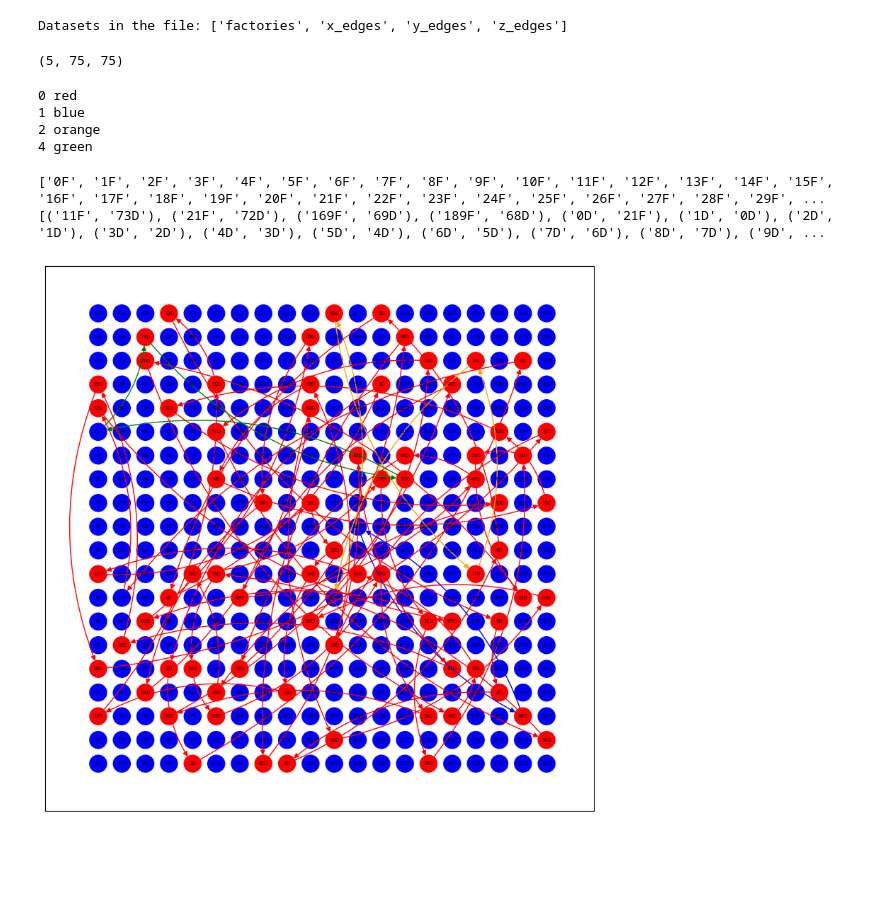
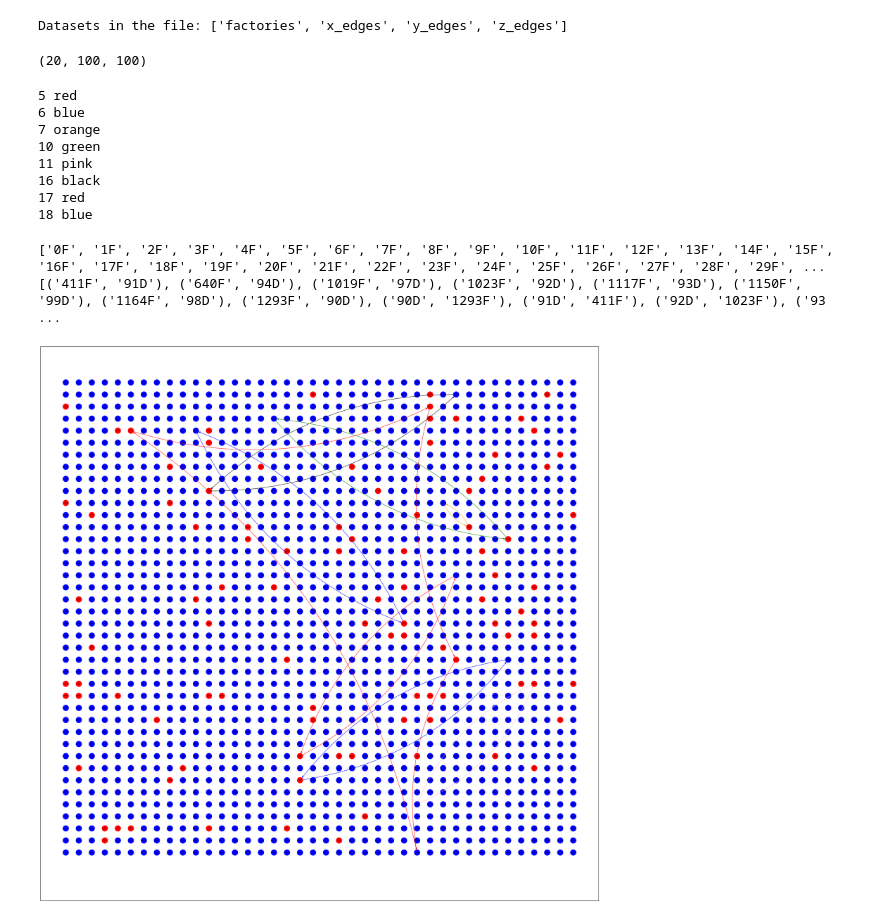
Before and after one commit to MarcusBluestone/Amazon-Routes-Optimization-Final, a Jupyter notebook: notebooks/analyze.ipynb, the cells around one changed output. Drawn from its saved outputs; the diff is of its cells as text; code cells hidden in the pictures; blank space fills up the shorter version.

```diff
--- a/notebooks/analyze.ipynb
+++ b/notebooks/analyze.ipynb
@@ -12,12 +12,12 @@ import matplotlib.colors as mcolors
 import networkx as nx
 import matplotlib.pyplot as plt
 # %%
-with open('inputs/info.json', 'r') as f:
+with open('../inputs/info.json', 'r') as f:
     info_json = json.load(f)
 cand_factories = np.array(info_json['factories'])
 demands = np.array(info_json['demands'])
 
-with h5py.File('results/output.h5', 'r') as f:
+with h5py.File('../results/output.h5', 'r') as f:
     # List all datasets
     print("Datasets in the file:", list(f.keys()))
     factory_indic = f['factories'].__array__() #indicator for each factory
@@ -32,7 +32,7 @@ Datasets in the file: ['factories', 'x_edges', 'y_edges', 'z_edges']
 # %%
 x_edges.shape
 # %% [output]
-(5, 75, 75)
+(20, 100, 100)
 # %%
 #color_list = list(mcolors.XKCD_COLORS.keys())
 color_list = ['red', 'blue', 'orange', 'green', 'pink', 'black']
@@ -51,6 +51,8 @@ G.add_nodes_from(
 
 color_num = 0
 for truck_num in range(S):
+    if truck_num == 0:
+        continue
     used_truck = False
 
     #Factory --> Demand
@@ -76,29 +78,33 @@ for truck_num in range(S):
         print(truck_num, color_list[color_num])
         color_num = (color_num + 1) % len(color_list)
 # %% [output]
-0 red
-1 blue
-2 orange
-4 green
+5 red
+6 blue
+7 orange
+10 green
+11 pink
+16 black
+17 red
+18 blue
 # %%
 print(G.nodes)
 print(G.edges)
 node_colors = [G.nodes[node]['color'] for node in G.nodes]
 edge_colors = [G.edges[edge]['color'] for edge in G.edges]
 pos = nx.get_node_attributes(G, 'pos')
 
-plt.figure(3,figsize=(10,10))
+plt.figure(3,figsize=(30,30))
 
 nodes = nx.draw_networkx_nodes(G, pos=pos, node_color=node_colors)
 nodes.set_zorder(1)
 edges = nx.draw_networkx_edges(G, pos=pos, edge_color=edge_colors, connectionstyle='arc3,rad=0.2', arrows=True)
 labels = nx.draw_networkx_labels(G, pos=pos, font_size=5)
 plt.savefig("graph.jpg")
 # nx.draw_networkx(G, pos=pos,node_color=node_colors, edge_color=edge_colors,connectionstyle='arc3,rad=0.2', arrows=True, font_size=5)
 # %% [output]
 ['0F', '1F', '2F', '3F', '4F', '5F', '6F', '7F', '8F', '9F', '10F', '11F', '12F', '13F', '14F', '15F', '16F', '17F', '18F', '19F', '20F', '21F', '22F', '23F', '24F', '25F', '26F', '27F', '28F', '29F', ...
-[('11F', '73D'), ('21F', '72D'), ('169F', '69D'), ('189F', '68D'), ('0D', '21F'), ('1D', '0D'), ('2D', '1D'), ('3D', '2D'), ('4D', '3D'), ('5D', '4D'), ('6D', '5D'), ('7D', '6D'), ('8D', '7D'), ('9D', ...
+[('411F', '91D'), ('640F', '94D'), ('1019F', '97D'), ('1023F', '92D'), ('1117F', '93D'), ('1150F', '99D'), ('1164F', '98D'), ('1293F', '90D'), ('90D', '1293F'), ('91D', '411F'), ('92D', '1023F'), ('93 ...
-[figure, old version]
+[figure, new version]
 # %%
 #ISSUE: truck is jumping between nodes!!! (make flow over each truck, not sum!!)
 #ISSUE: truck is jumping between nodes again!
```
Also changed, not shown: 10 other files.
